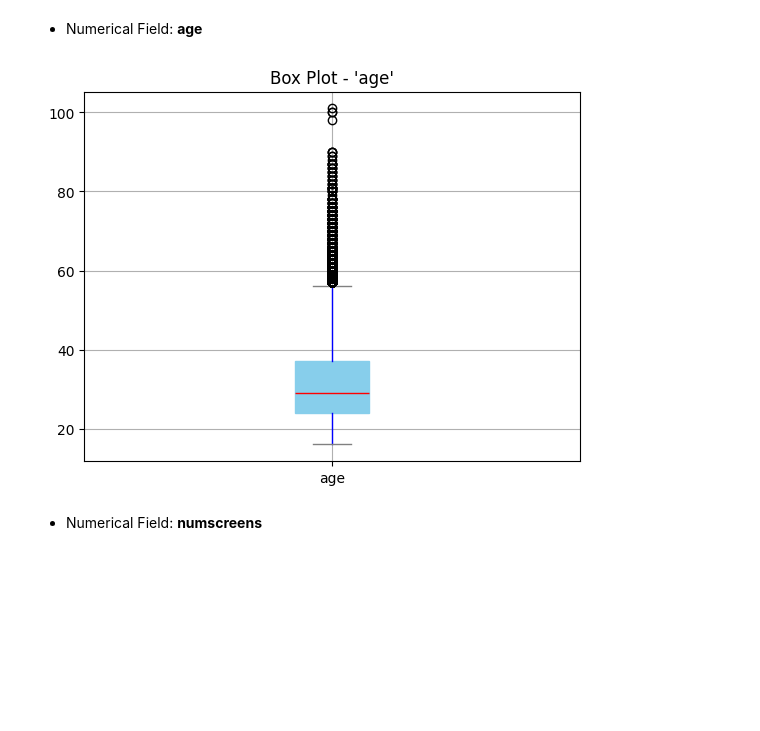
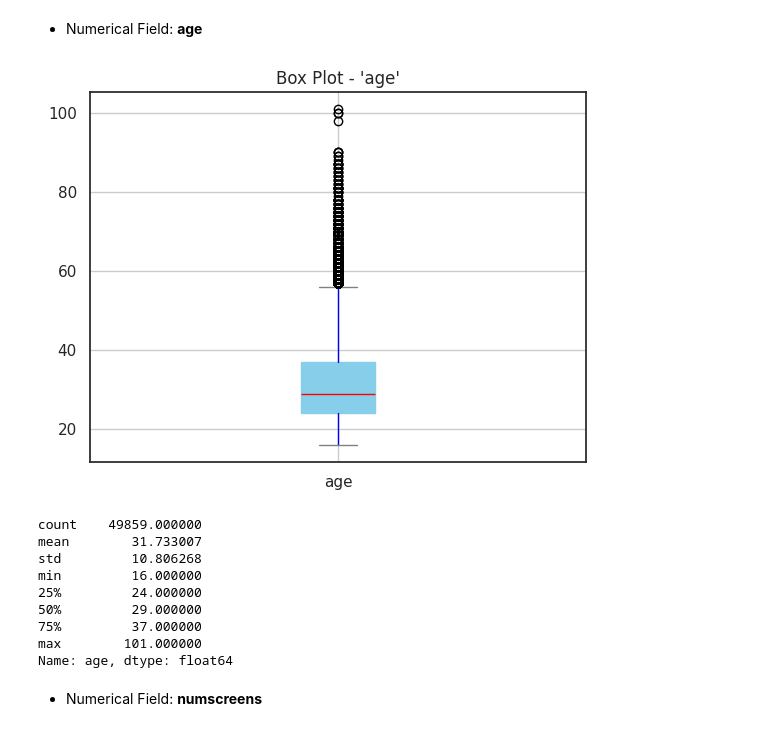
Before and after one commit to c-grigsby/ml-fintech-case-studies, a Jupyter notebook: directing-user-subscriptions/notebooks/directing-user-subscriptions_eda.ipynb, the cells around one changed output. Drawn from its saved outputs; the diff is of its cells as text; code cells hidden in the pictures; blank space fills up the shorter version.

```diff
--- a/directing-user-subscriptions/notebooks/directing-user-subscriptions_eda.ipynb
+++ b/directing-user-subscriptions/notebooks/directing-user-subscriptions_eda.ipynb
@@ -281,9 +282,20 @@ colors = {
 # %%
 df_users_numerical.boxplot(column=['age'], color=colors, patch_artist=True)
 plt.title("Box Plot - 'age'")
 plt.show()
+
+df_users_numerical['age'].describe()
 # %% [output]
-[figure, old version]
+[figure, new version]
+count    49859.000000
+mean        31.733007
+std         10.806268
+min         16.000000
+25%         24.000000
+50%         29.000000
+75%         37.000000
+max        101.000000
+Name: age, dtype: float64
 # %% [markdown]
 - Numerical Field: **numscreens**
 # %%
```
Also changed, not shown: parts of 3 cells of this notebook, 4 other files.
